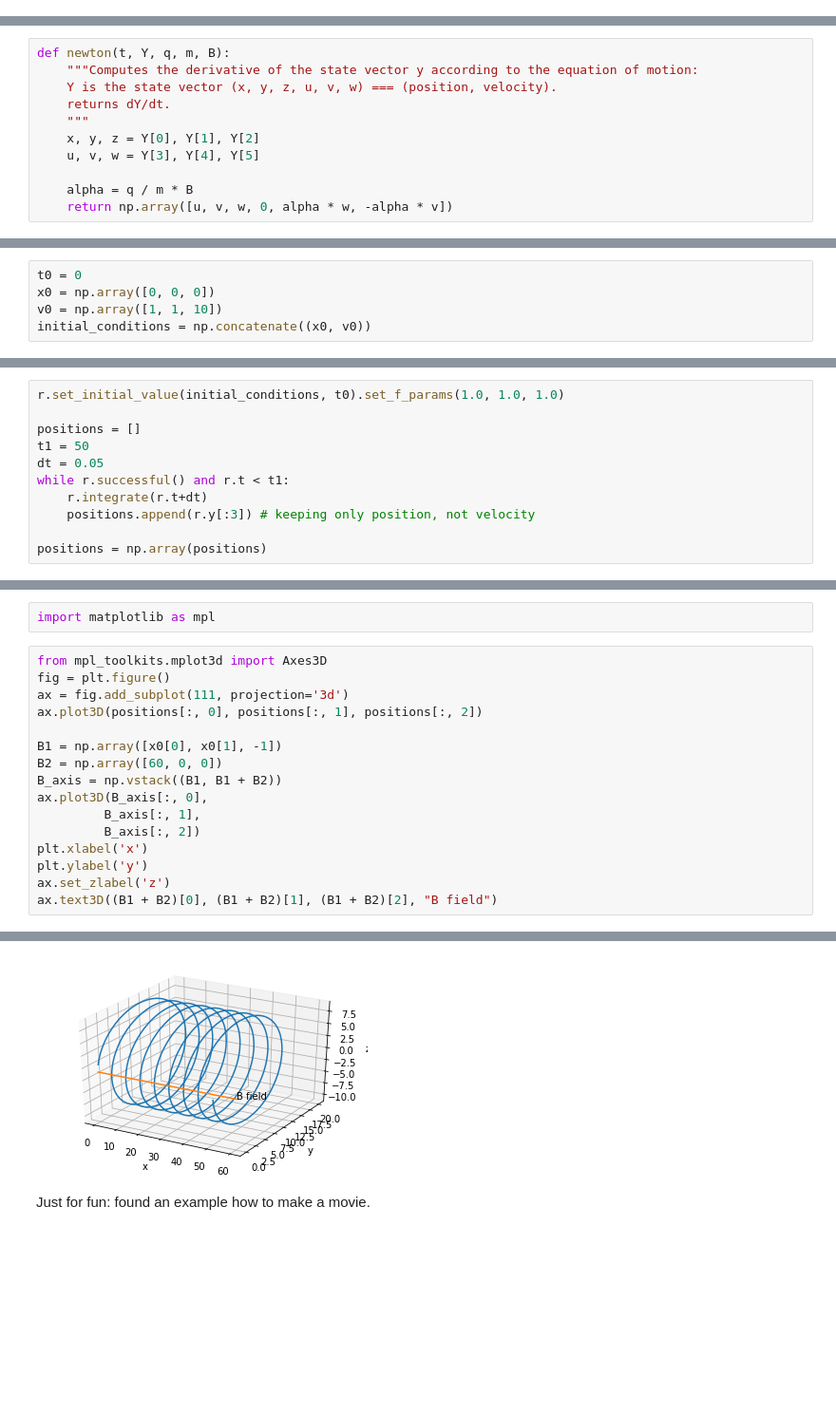
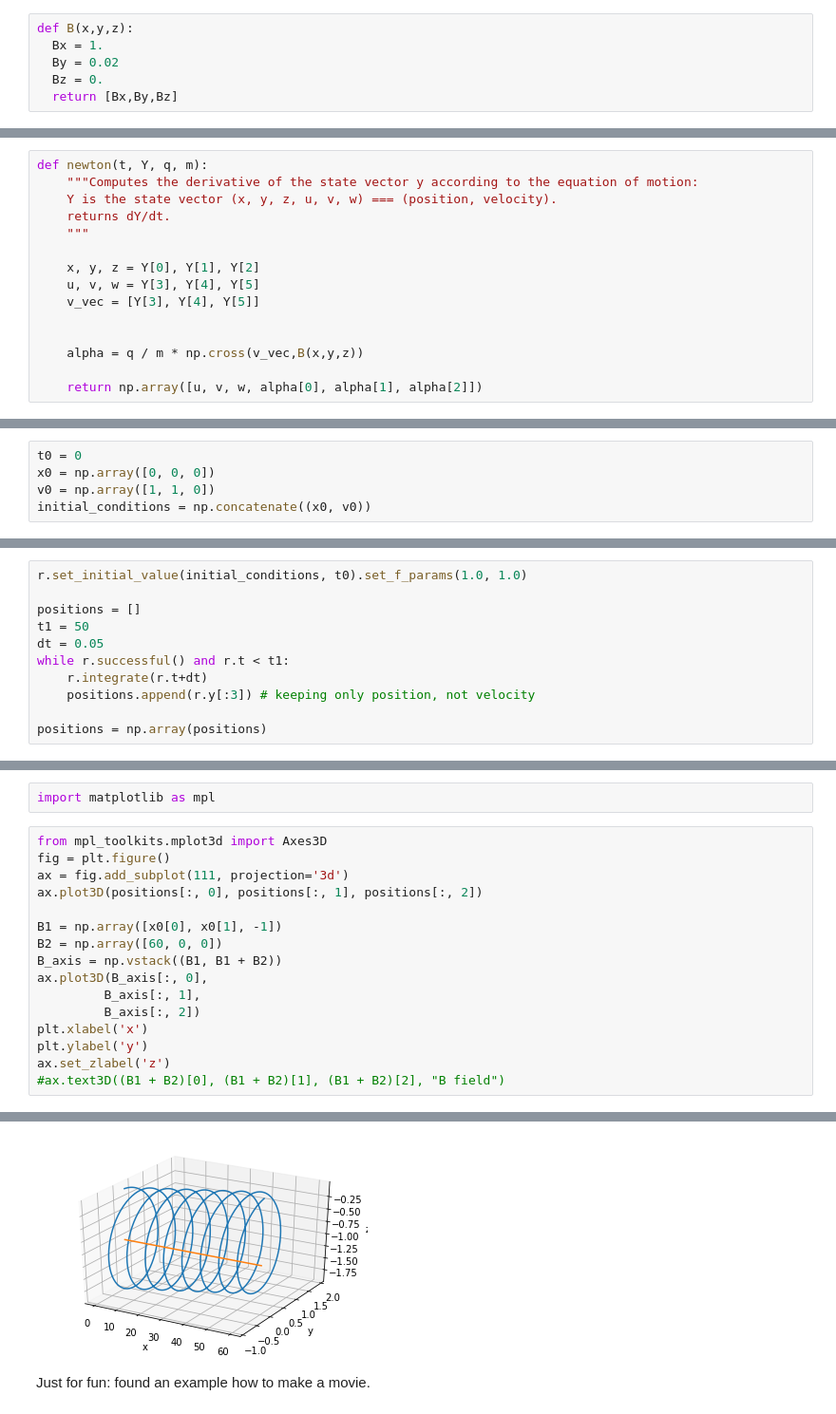
Before and after one commit to marcinwolter/GammaFactory, a Jupyter notebook: tracks_in_magnetic_field.ipynb, the cells around one changed output, grey strips where cells are left out. Shown at 95% size. Cells and saved outputs as stored; diff of their text form; blank space fills up the shorter version.

```diff
--- a/tracks_in_magnetic_field.ipynb
+++ b/tracks_in_magnetic_field.ipynb
@@ -21,16 +23,26 @@ from scipy.integrate import ode
+# %%
+def B(x,y,z):
+  Bx = 1.
+  By = 0.02
+  Bz = 0.
+  return [Bx,By,Bz]
 # %% [markdown]
 To use ode, we need to define the derivatives of velocity, which is computed using the Lorentz force and of position, which is just velocity:
 # %%
-def newton(t, Y, q, m, B):
+def newton(t, Y, q, m):
     """Computes the derivative of the state vector y according to the equation of motion:
     Y is the state vector (x, y, z, u, v, w) === (position, velocity).
     returns dY/dt.
     """
+
     x, y, z = Y[0], Y[1], Y[2]
     u, v, w = Y[3], Y[4], Y[5]
+    v_vec = [Y[3], Y[4], Y[5]]
 
-    alpha = q / m * B
-    return np.array([u, v, w, 0, alpha * w, -alpha * v])
+
+    alpha = q / m * np.cross(v_vec,B(x,y,z))
+
+    return np.array([u, v, w, alpha[0], alpha[1], alpha[2]])
 # %%
 r = ode(newton).set_integrator('dopri5')
 # %% [markdown]
@@ -38,6 +50,6 @@ Finally, we need to define initial conditions:
 # %%
 t0 = 0
 x0 = np.array([0, 0, 0])
-v0 = np.array([1, 1, 10])
+v0 = np.array([1, 1, 0])
 initial_conditions = np.concatenate((x0, v0))
 # %% [markdown]
@@ -45,5 +57,5 @@ Let's now set the conditions on our integrators and solve the problem using time
 # %%
-r.set_initial_value(initial_conditions, t0).set_f_params(1.0, 1.0, 1.0)
+r.set_initial_value(initial_conditions, t0).set_f_params(1.0, 1.0)
 
 positions = []
 t1 = 50
@@ -82,5 +94,5 @@ ax.plot3D(B_axis[:, 0],
 plt.xlabel('x')
 plt.ylabel('y')
 ax.set_zlabel('z')
-ax.text3D((B1 + B2)[0], (B1 + B2)[1], (B1 + B2)[2], "B field")
+#ax.text3D((B1 + B2)[0], (B1 + B2)[1], (B1 + B2)[2], "B field")
 # %% [output]
@@ -88,4 +100,4 @@ Text(60, 0, 'B field')
-[figure, old version]
+[figure, new version]
 # %% [markdown]
 Just for fun: found an example how to make a movie.
 # %%
```
Also changed, not shown: parts of 4 cells of this notebook.
